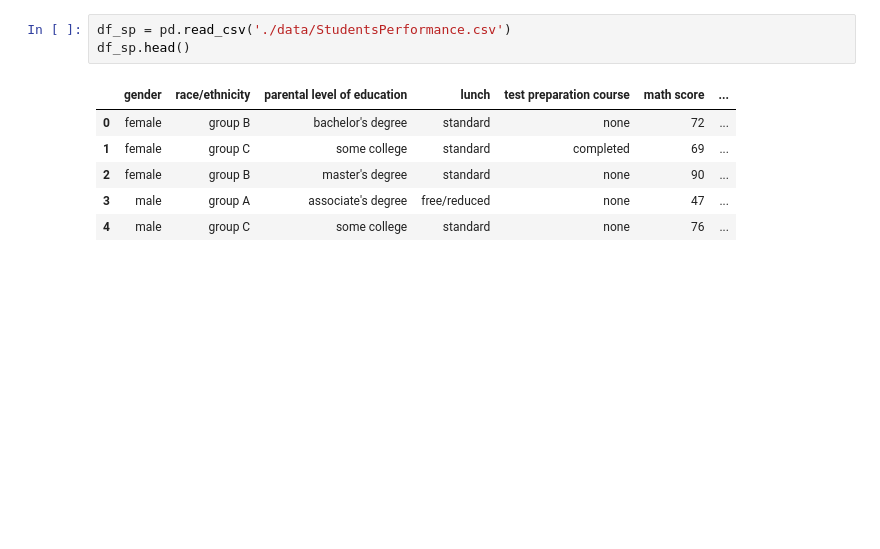
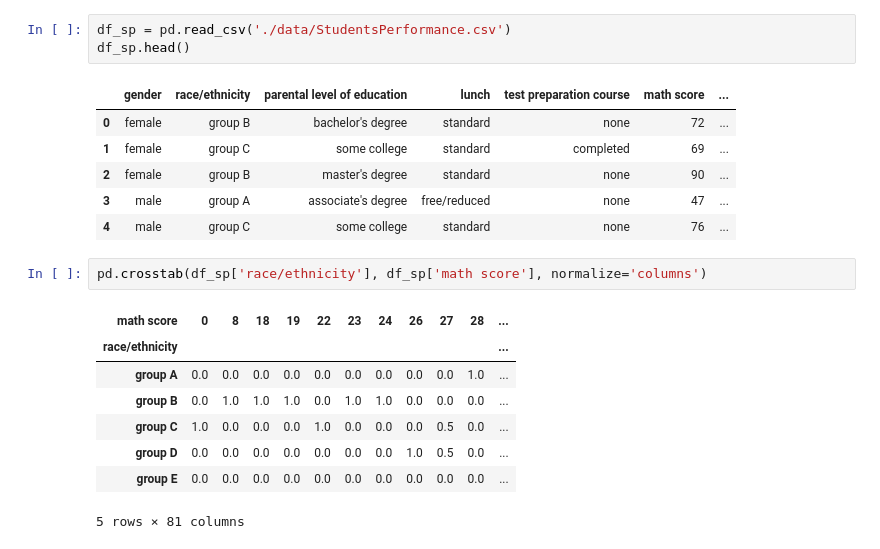
Before and after one commit to dnjsclf145/CDsamsung, a Jupyter notebook: 05실습답안.ipynb, the cells around one changed output. Cells and saved outputs as stored; diff of their text form; blank space fills up the shorter version.

```diff
--- a/05실습답안.ipynb
+++ b/05실습답안.ipynb
@@ -135,5 +238,16 @@ df_sp.head()
 | 2 | female | group B | master's degree | standard | none | 90 | ... |
 | 3 | male | group A | associate's degree | free/reduced | none | 47 | ... |
 | 4 | male | group C | some college | standard | none | 76 | ... |
+# %%
+pd.crosstab(df_sp['race/ethnicity'], df_sp['math score'], normalize='columns')
+# %% [output]
+| math score | 0 | 8 | 18 | 19 | 22 | 23 | 24 | 26 | 27 | 28 | ... |
+| race/ethnicity |  |  |  |  |  |  |  |  |  |  | ... |
+| group A | 0.0 | 0.0 | 0.0 | 0.0 | 0.0 | 0.0 | 0.0 | 0.0 | 0.0 | 1.0 | ... |
+| group B | 0.0 | 1.0 | 1.0 | 1.0 | 0.0 | 1.0 | 1.0 | 0.0 | 0.0 | 0.0 | ... |
+| group C | 1.0 | 0.0 | 0.0 | 0.0 | 1.0 | 0.0 | 0.0 | 0.0 | 0.5 | 0.0 | ... |
+| group D | 0.0 | 0.0 | 0.0 | 0.0 | 0.0 | 0.0 | 0.0 | 1.0 | 0.5 | 0.0 | ... |
+| group E | 0.0 | 0.0 | 0.0 | 0.0 | 0.0 | 0.0 | 0.0 | 0.0 | 0.0 | 0.0 | ... |
+5 rows × 81 columns
 # %%
 import numpy as np
```
Also changed, not shown: parts of 14 cells of this notebook, 4 other files.
